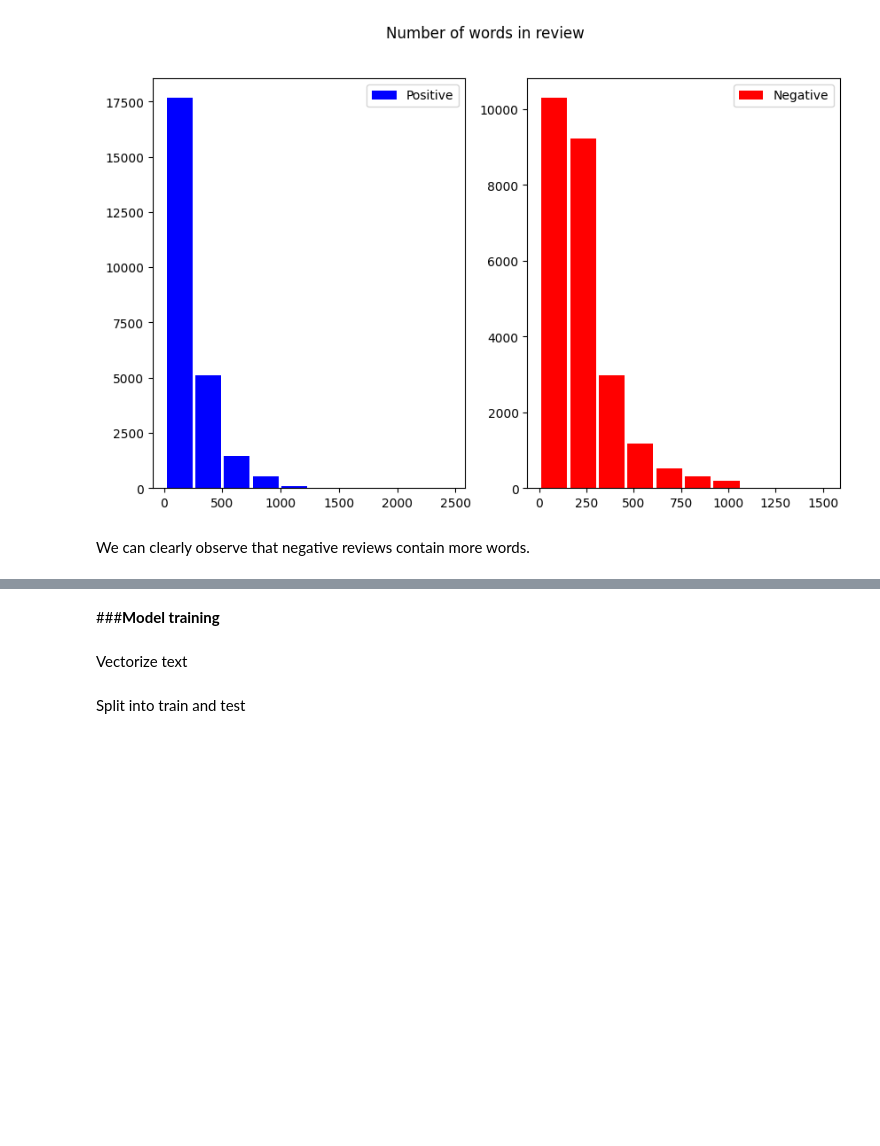
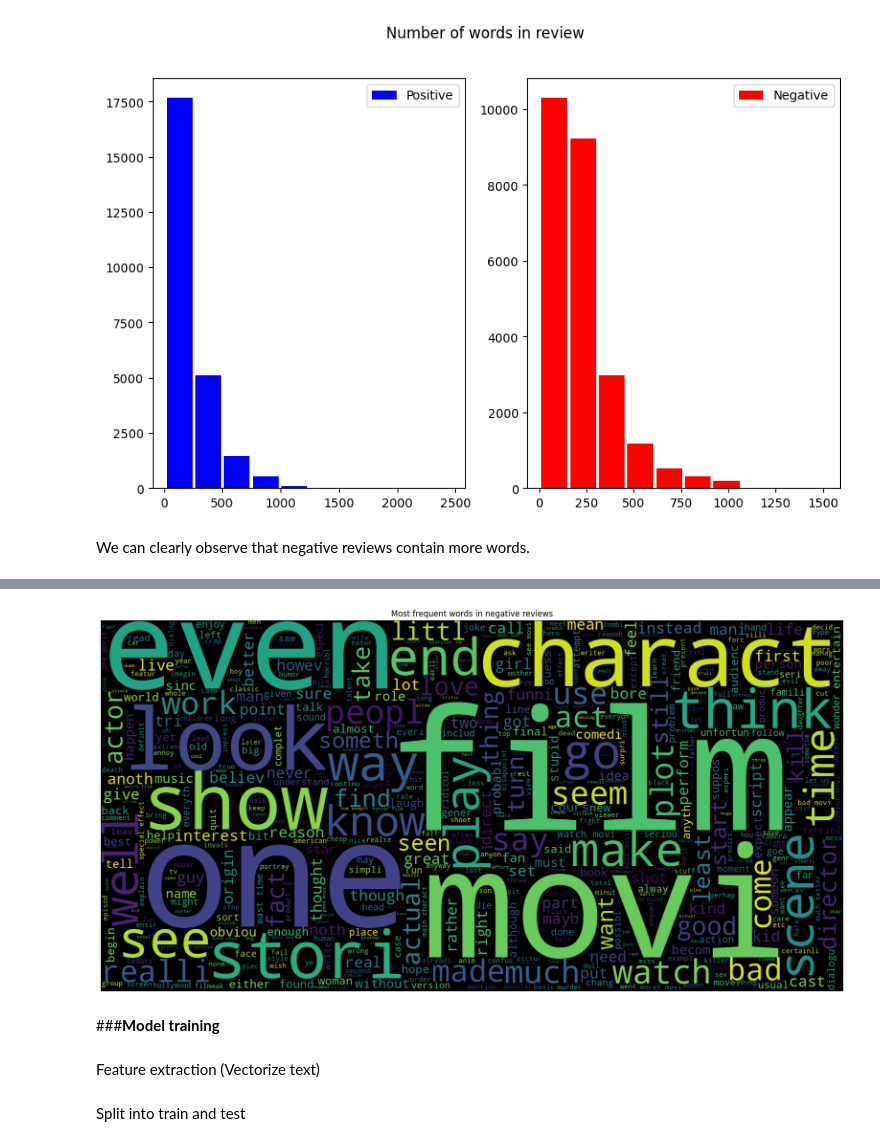
Before and after one commit to Ishmeet7/Sentiment_Analysis, a Jupyter notebook: imdb.ipynb, the cells around one changed output, grey strips where cells are left out. Cells and saved outputs as stored; diff of their text form; code cells hidden in the pictures; blank space fills up the shorter version.

```diff
--- a/imdb.ipynb
+++ b/imdb.ipynb
@@ -206,7 +210,11 @@ plt.show()
+# %%
+word_cloud('negative')
+# %% [output]
+[figure, added]
 # %% [markdown]
 ###**Model training**
-# %% [markdown]
-Vectorize text
+# %% [markdown]
+Feature extraction (Vectorize text)
 # %%
 # Create a bag-of-words model
 
```
Also changed, not shown: parts of 24 cells of this notebook.
